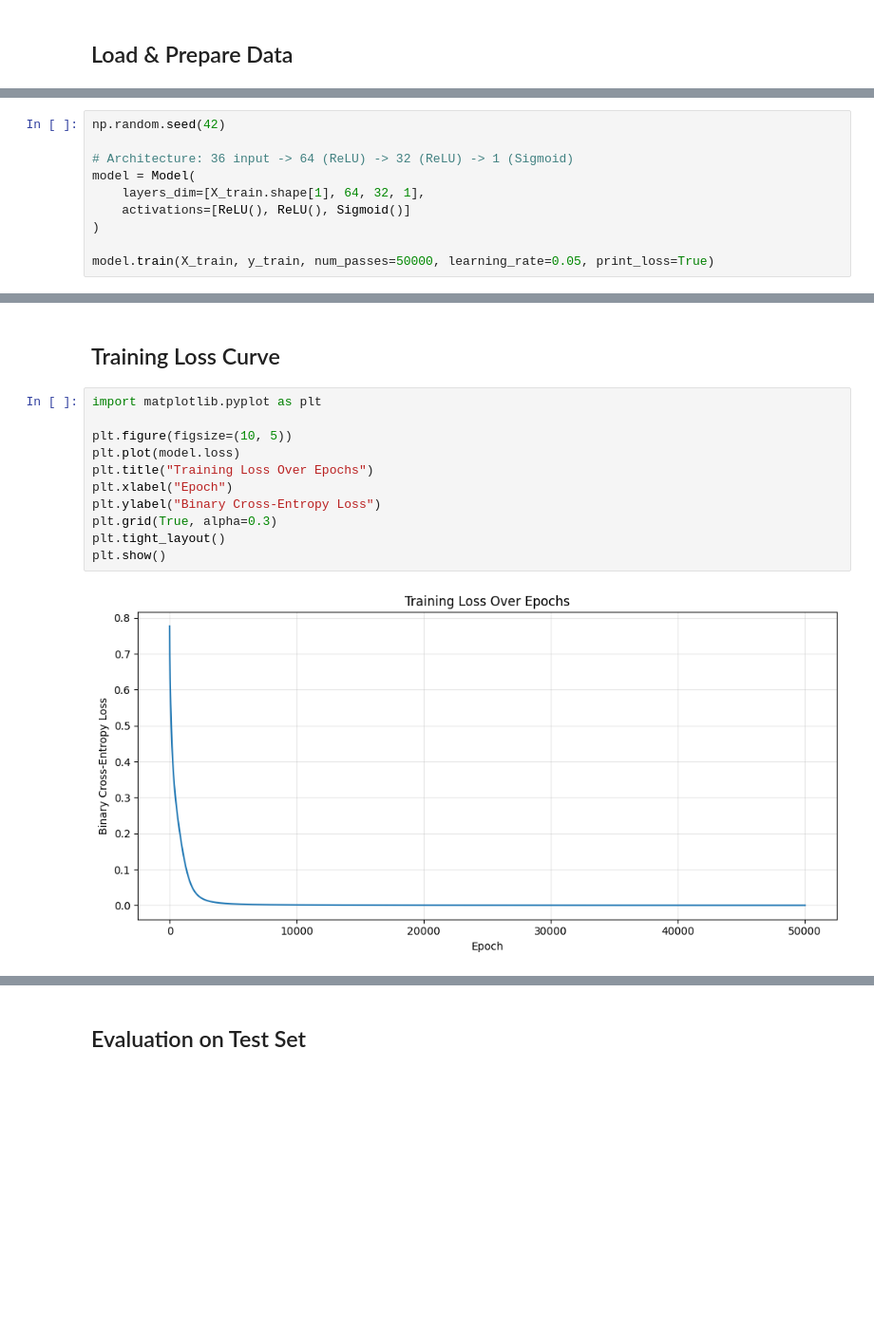
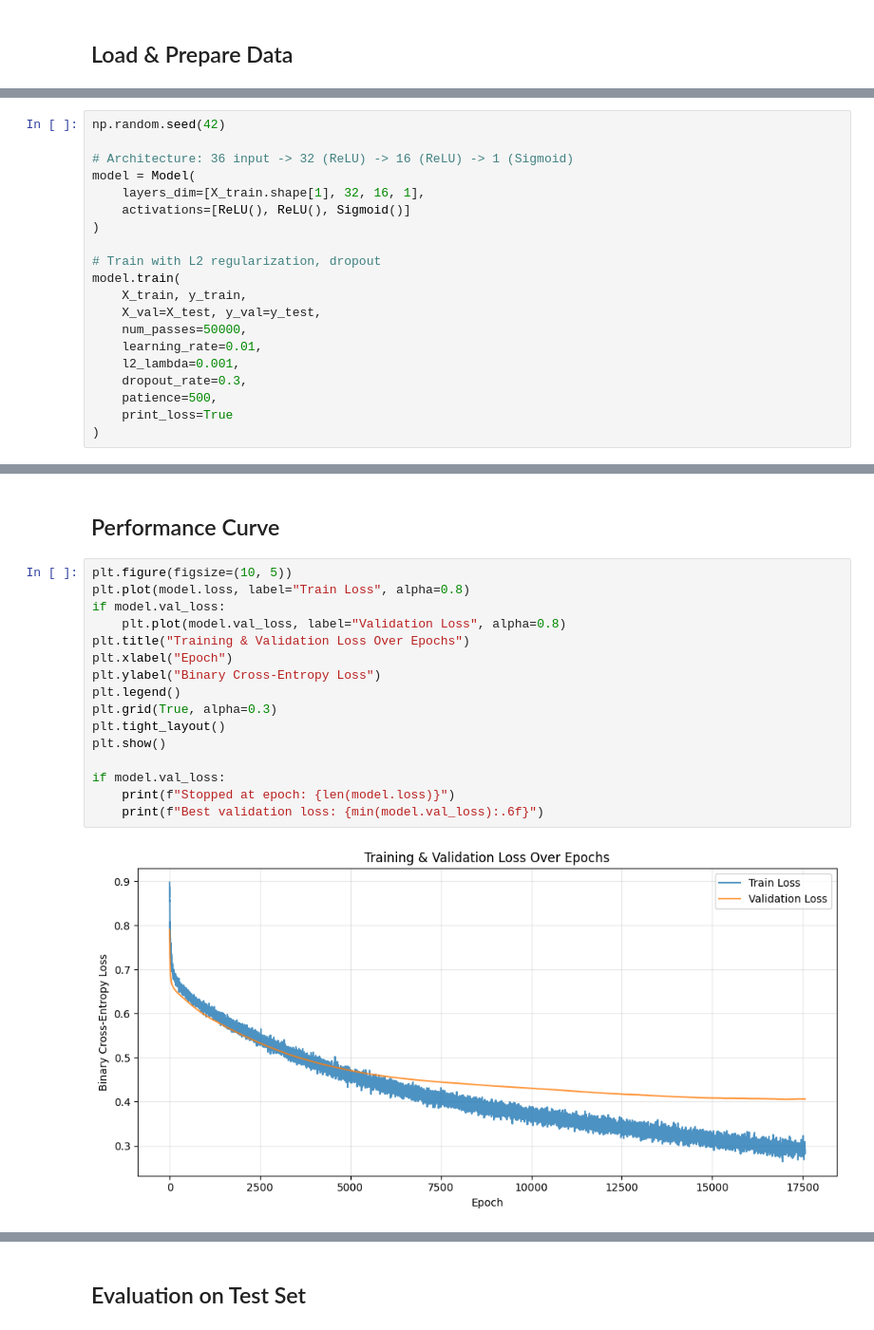
Before and after one commit to jiraphat48026/HR-Machine-Learning-Project, a Jupyter notebook: models/MLP.ipynb, the cells around one changed output, grey strips where cells are left out. Shown at 95% size. Drawn from its saved outputs; the diff is of its cells as text; blank space fills up the shorter version.

```diff
--- a/models/MLP.ipynb
+++ b/models/MLP.ipynb
@@ -134,11 +207,21 @@ Attrition rate — Train: 50.03% | Test: 49.90%
 # %%
 np.random.seed(42)
 
-# Architecture: 36 input -> 64 (ReLU) -> 32 (ReLU) -> 1 (Sigmoid)
+# Architecture: 36 input -> 32 (ReLU) -> 16 (ReLU) -> 1 (Sigmoid)
 model = Model(
-    layers_dim=[X_train.shape[1], 64, 32, 1],
+    layers_dim=[X_train.shape[1], 32, 16, 1],
     activations=[ReLU(), ReLU(), Sigmoid()]
 )
 
-model.train(X_train, y_train, num_passes=50000, learning_rate=0.05, print_loss=True)
+# Train with L2 regularization, dropout
+model.train(
+    X_train, y_train,
+    X_val=X_test, y_val=y_test,
+    num_passes=50000,
+    learning_rate=0.01,
+    l2_lambda=0.001,
+    dropout_rate=0.3,
+    patience=500,
+    print_loss=True
+)
 # %% [output]
@@ -162,15 +248,20 @@ Epoch 49000 | Loss: 0.000126 | Train Acc: 1.0000
 # %% [markdown]
-## Training Loss Curve
+## Performance Curve
 # %%
-import matplotlib.pyplot as plt
-
 plt.figure(figsize=(10, 5))
-plt.plot(model.loss)
-plt.title("Training Loss Over Epochs")
+plt.plot(model.loss, label="Train Loss", alpha=0.8)
+if model.val_loss:
+    plt.plot(model.val_loss, label="Validation Loss", alpha=0.8)
+plt.title("Training & Validation Loss Over Epochs")
 plt.xlabel("Epoch")
 plt.ylabel("Binary Cross-Entropy Loss")
+plt.legend()
 plt.grid(True, alpha=0.3)
 plt.tight_layout()
 plt.show()
+
+if model.val_loss:
+    print(f"Stopped at epoch: {len(model.loss)}")
+    print(f"Best validation loss: {min(model.val_loss):.6f}")
 # %% [output]
-[figure, old version]
+[figure, new version]
```
Also changed, not shown: parts of 21 cells of this notebook, 6 other files.
